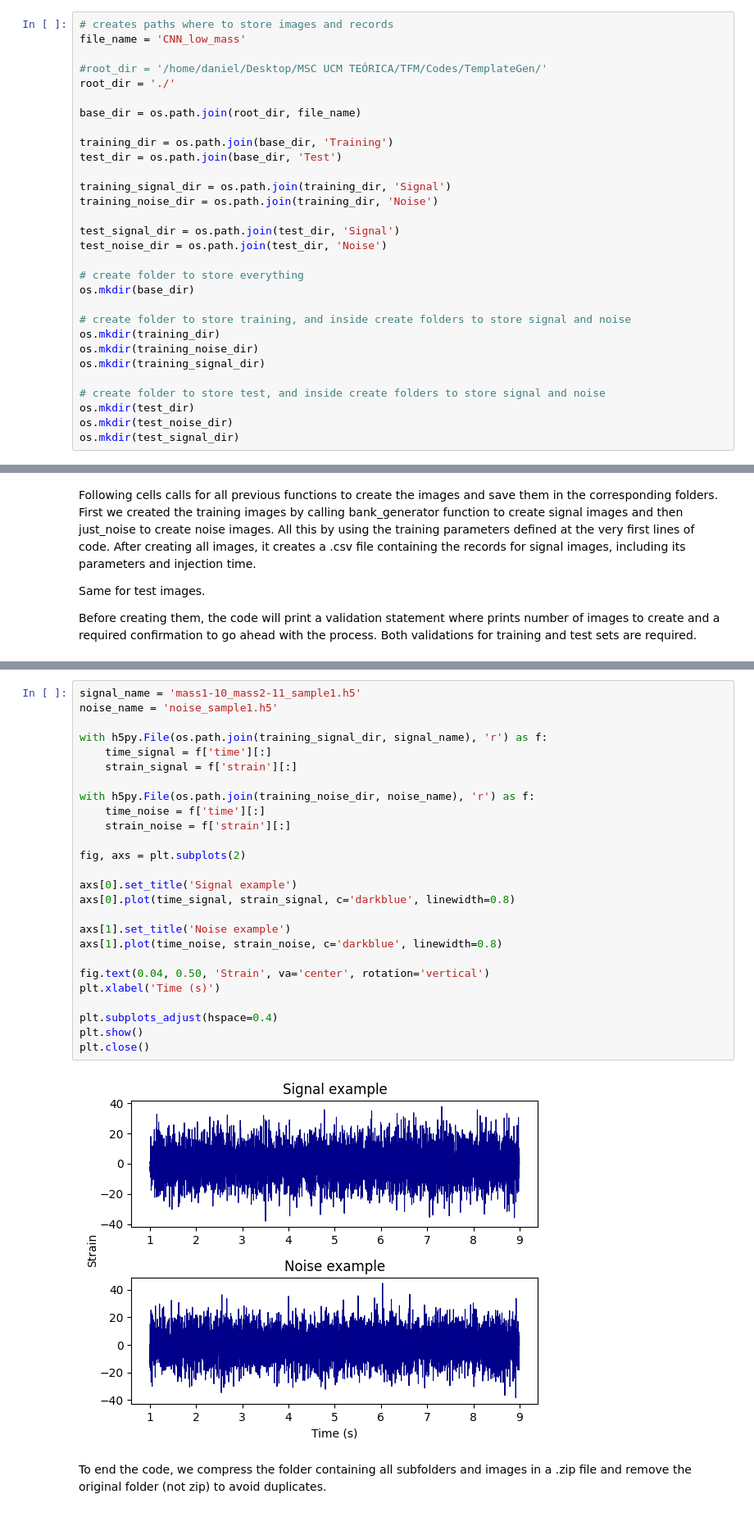
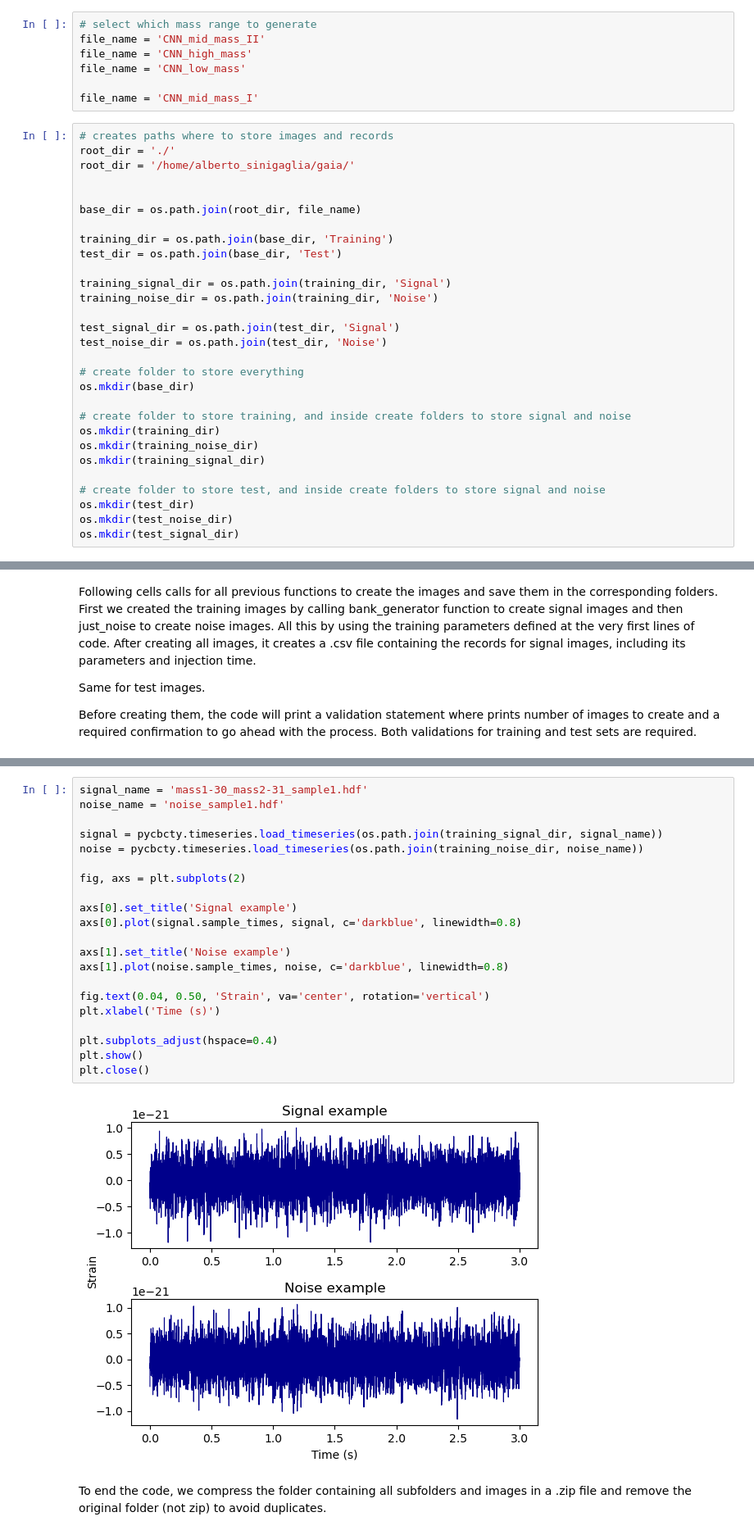
Before and after one commit to gaiavolpi/Thesis, a Jupyter notebook: Time_series_generation.ipynb, the cells around one changed output, grey strips where cells are left out. Shown: that part at 82% size. Cells and saved outputs as stored; diff of their text form.

```diff
--- a/Time_series_generation.ipynb
+++ b/Time_series_generation.ipynb
@@ -46,9 +37,15 @@ In the following cell we create the paths and folders required to store the diff
+# %%
+# select which mass range to generate
+file_name = 'CNN_mid_mass_II'
+file_name = 'CNN_high_mass'
+file_name = 'CNN_low_mass'
+
+file_name = 'CNN_mid_mass_I'
 # %%
 # creates paths where to store images and records
-file_name = 'CNN_low_mass'
+root_dir = './'
+root_dir = '/home/alberto_sinigaglia/gaia/'
 
-#root_dir = '/home/daniel/Desktop/MSC UCM TEÓRICA/TFM/Codes/TemplateGen/'
-root_dir = './'
 
 base_dir = os.path.join(root_dir, file_name)
 
@@ -589,31 +376,26 @@ Quieres seguir con el proceso? [y/n]: y
 # %%
-signal_name = 'mass1-10_mass2-11_sample1.h5'
-noise_name = 'noise_sample1.h5'
+signal_name = 'mass1-30_mass2-31_sample1.hdf'
+noise_name = 'noise_sample1.hdf'
 
-with h5py.File(os.path.join(training_signal_dir, signal_name), 'r') as f:
-    time_signal = f['time'][:]
-    strain_signal = f['strain'][:]
-
-with h5py.File(os.path.join(training_noise_dir, noise_name), 'r') as f:
-    time_noise = f['time'][:]
-    strain_noise = f['strain'][:]
+signal = pycbcty.timeseries.load_timeseries(os.path.join(training_signal_dir, signal_name))
+noise = pycbcty.timeseries.load_timeseries(os.path.join(training_noise_dir, noise_name))
 
 fig, axs = plt.subplots(2)
 
 axs[0].set_title('Signal example')
-axs[0].plot(time_signal, strain_signal, c='darkblue', linewidth=0.8)
+axs[0].plot(signal.sample_times, signal, c='darkblue', linewidth=0.8)
 
 axs[1].set_title('Noise example')
-axs[1].plot(time_noise, strain_noise, c='darkblue', linewidth=0.8)
+axs[1].plot(noise.sample_times, noise, c='darkblue', linewidth=0.8)
 
 fig.text(0.04, 0.50, 'Strain', va='center', rotation='vertical')
 plt.xlabel('Time (s)')
 
 plt.subplots_adjust(hspace=0.4)
 plt.show()
 plt.close()
 # %% [output]
-[figure, old version]
+[figure, new version]
 # %% [markdown]
 To end the code, we compress the folder containing all subfolders and images in a .zip file and remove the original folder (not zip) to avoid duplicates.
 # %%
```
Also changed, not shown: parts of 29 cells of this notebook, 3 other files.
